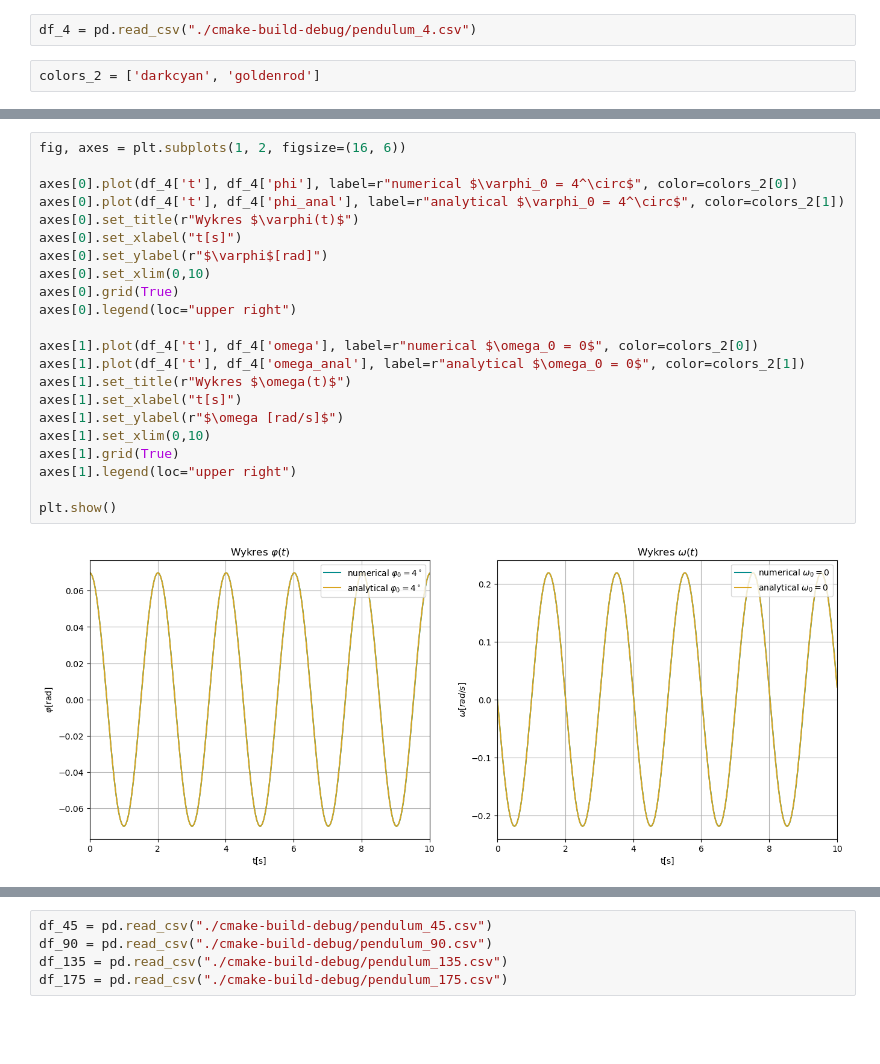
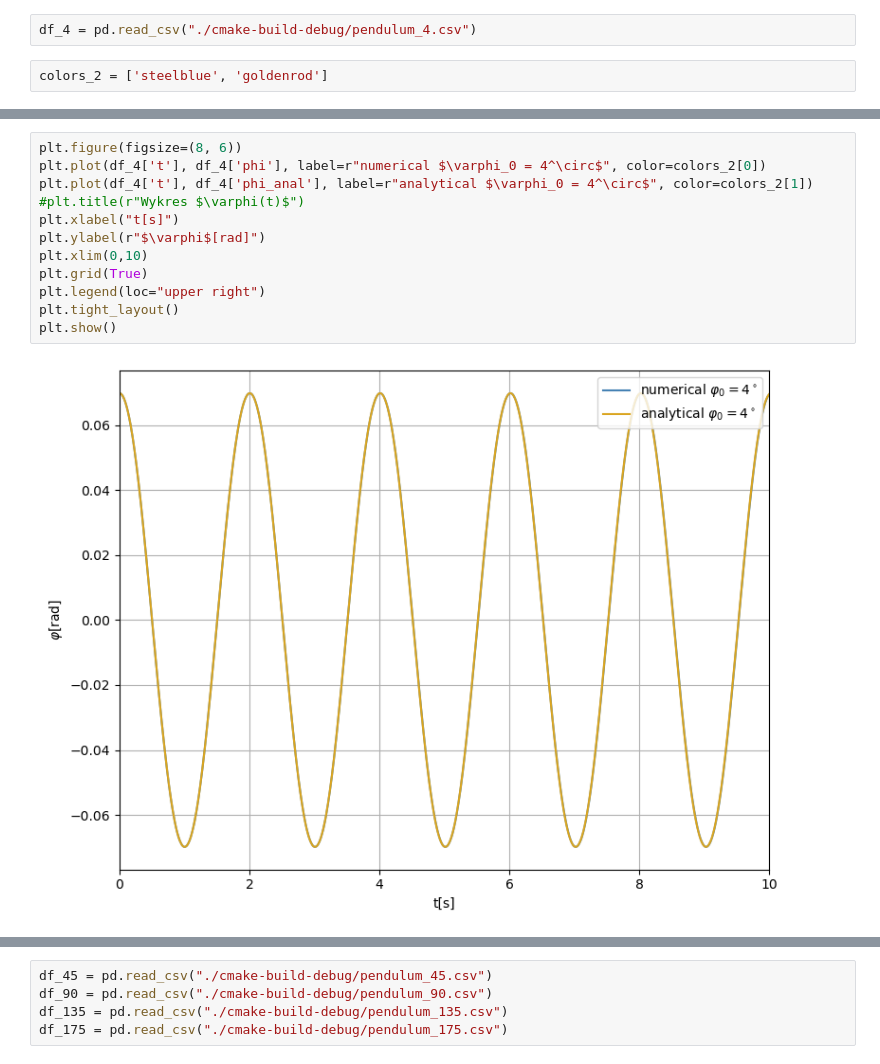
Before and after one commit to w-maks/Numerical-Pendulum, a Jupyter notebook: plots.ipynb, the cells around one changed output, grey strips where cells are left out. Drawn from its saved outputs; the diff is of its cells as text; blank space fills up the shorter version.

```diff
--- a/plots.ipynb
+++ b/plots.ipynb
@@ -4,7 +4,7 @@ import matplotlib.pyplot as plt
 # %%
 df_4 = pd.read_csv("./cmake-build-debug/pendulum_4.csv")
 # %%
-colors_2 = ['darkcyan', 'goldenrod']
+colors_2 = ['steelblue', 'goldenrod']
 # %%
 df_4.head()
 # %% [output]
@@ -17,24 +17,14 @@ df_4.head()
-# %%
-fig, axes = plt.subplots(1, 2, figsize=(16, 6))
-
-axes[0].plot(df_4['t'], df_4['phi'], label=r"numerical $\varphi_0 = 4^\circ$", color=colors_2[0])
-axes[0].plot(df_4['t'], df_4['phi_anal'], label=r"analytical $\varphi_0 = 4^\circ$", color=colors_2[1])
-axes[0].set_title(r"Wykres $\varphi(t)$")
-axes[0].set_xlabel("t[s]")
-axes[0].set_ylabel(r"$\varphi$[rad]")
-axes[0].set_xlim(0,10)
-axes[0].grid(True)
-axes[0].legend(loc="upper right")
-
-axes[1].plot(df_4['t'], df_4['omega'], label=r"numerical $\omega_0 = 0$", color=colors_2[0])
-axes[1].plot(df_4['t'], df_4['omega_anal'], label=r"analytical $\omega_0 = 0$", color=colors_2[1])
-axes[1].set_title(r"Wykres $\omega(t)$")
-axes[1].set_xlabel("t[s]")
-axes[1].set_ylabel(r"$\omega [rad/s]$")
-axes[1].set_xlim(0,10)
-axes[1].grid(True)
-axes[1].legend(loc="upper right")
-
-plt.show()
-# %% [output]
-[figure, removed]
+# %%
+plt.figure(figsize=(8, 6))
+plt.plot(df_4['t'], df_4['phi'], label=r"numerical $\varphi_0 = 4^\circ$", color=colors_2[0])
+plt.plot(df_4['t'], df_4['phi_anal'], label=r"analytical $\varphi_0 = 4^\circ$", color=colors_2[1])
+#plt.title(r"Wykres $\varphi(t)$")
+plt.xlabel("t[s]")
+plt.ylabel(r"$\varphi$[rad]")
+plt.xlim(0,10)
+plt.grid(True)
+plt.legend(loc="upper right")
+plt.tight_layout()
+plt.show()
+# %% [output]
+[figure, added]
```
Also changed, not shown: parts of 8 cells of this notebook, 8 other files.
